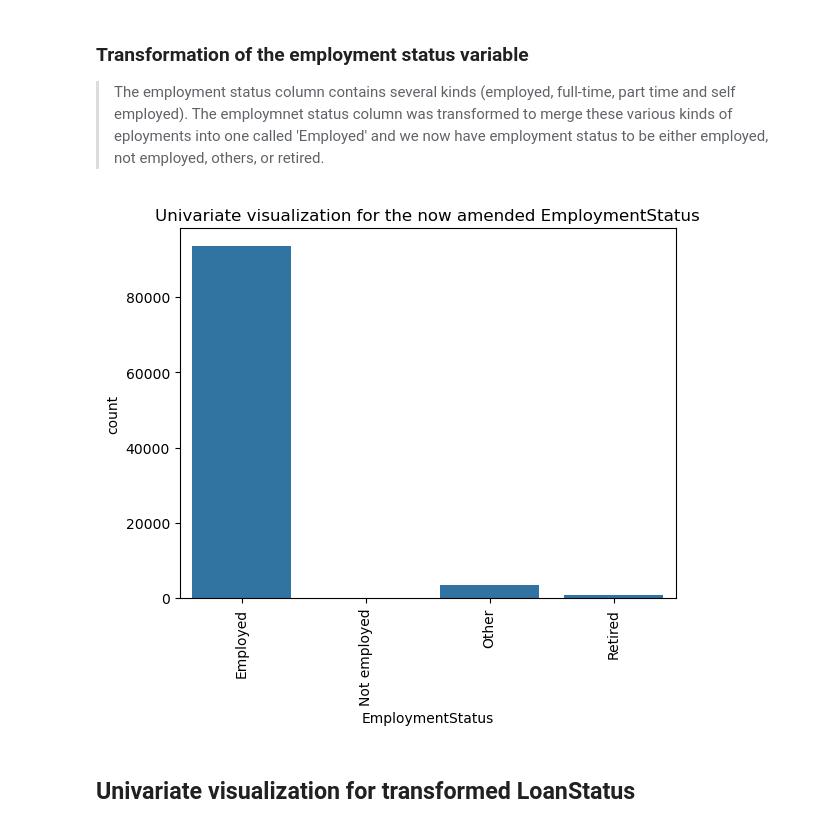
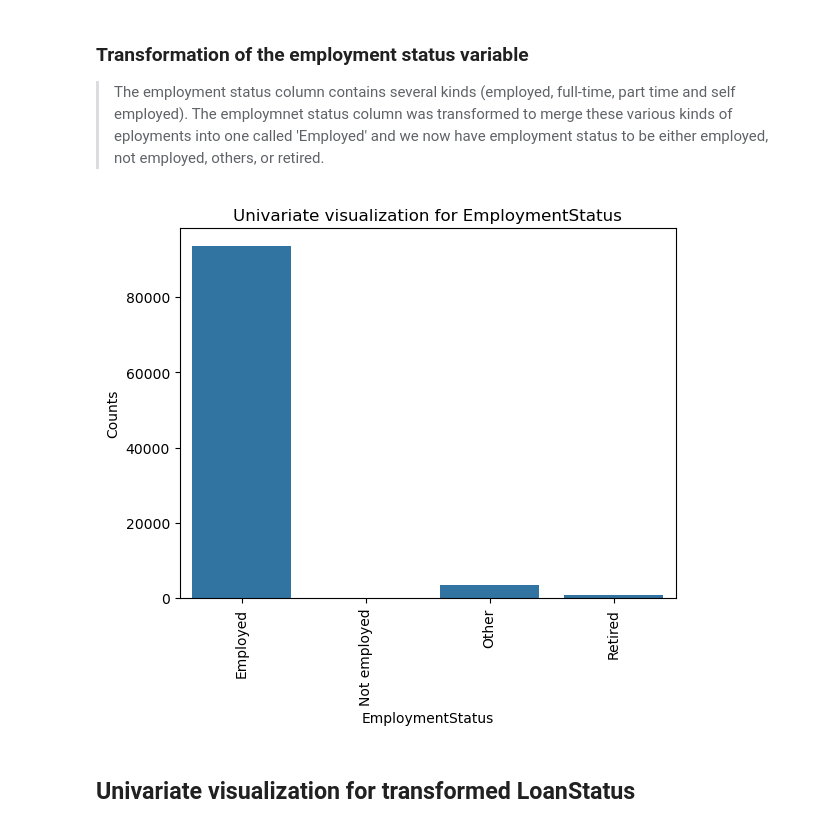
Before and after one commit to Chikadibia-E/Project_3-communicate-data-findings, a Jupyter notebook: Part_II_slide_deck_presentation.ipynb, the cells around one changed output. Drawn from its saved outputs; the diff is of its cells as text; code cells hidden in the pictures.

```diff
--- a/Part_II_slide_deck_presentation.ipynb
+++ b/Part_II_slide_deck_presentation.ipynb
@@ -74,6 +74,13 @@ select_df.drop(['CreditScoreRangeLower','CreditScoreRangeUpper'], axis = 1, inpl
 # %%
 # create base color for plots
 base_clolor = sns.color_palette()[0]
+# %%
+# create plot labels
+def labels_1 (x,y,t,a):
+    plt.xlabel(x)
+    plt.ylabel(y)
+    plt.title(t)
+    plt.xticks(rotation = a)
 # %% [markdown]
 ## Univariate visualization for the transformed EmploymentStatus
 # %% [markdown]
@@ -94,13 +101,12 @@ conditions = [
 values = ['Employed', 'Not employed','Other','Retired']
 select_df['EmploymentStatus'] = np.select(conditions, values, default = 'NA' )
 # %%
-# Univariate visualization for the now amended EmploymentStatus
+# Univariate visualization for EmploymentStatus
 plot_order = select_df['EmploymentStatus'].value_counts().index.sort_values()
 sns.countplot(data = select_df, x = 'EmploymentStatus', order = plot_order, color = base_clolor )
-plt.xticks(rotation = 90)
-plt.title('Univariate visualization for the now amended EmploymentStatus');
+labels_1('EmploymentStatus','Counts','Univariate visualization for EmploymentStatus',90)
 # %% [output]
-[figure, old version]
+[figure, new version]
 # %% [markdown]
 ## Univariate visualization for transformed LoanStatus
 # %% [markdown]
```
Also changed, not shown: parts of 8 cells of this notebook, 3 other files.
